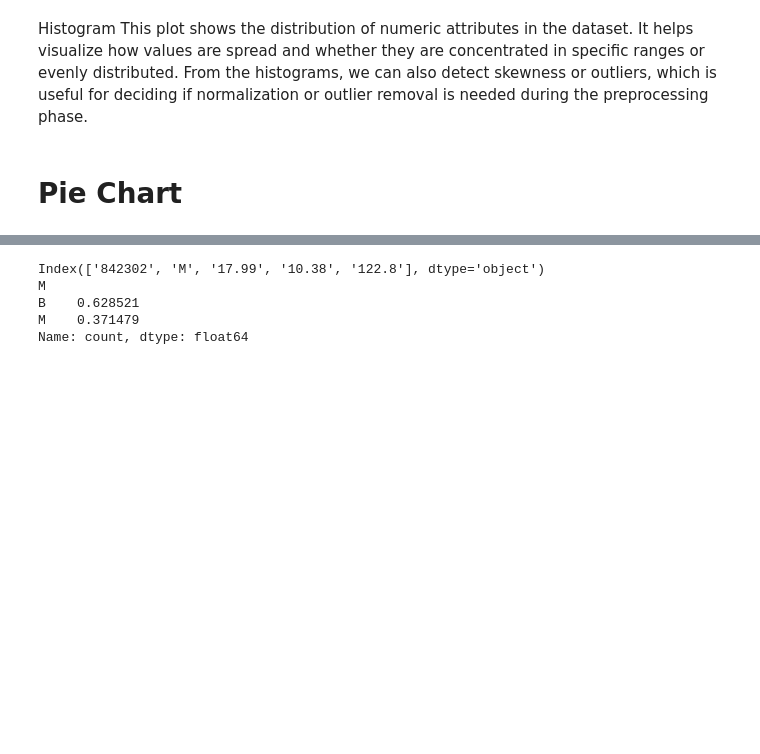
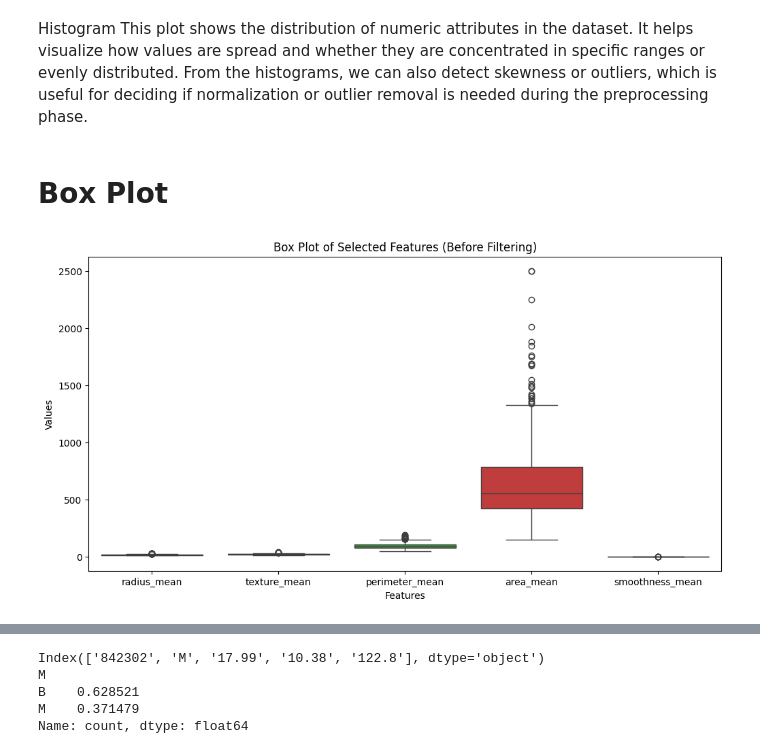
Before and after one commit to halaaab/IT_326-Project-Group-1, a Jupyter notebook: Phase2.ipynb, the cells around one changed output, grey strips where cells are left out. Drawn from its saved outputs; the diff is of its cells as text; code cells hidden in the pictures; blank space fills up the shorter version.

```diff
--- a/Phase2.ipynb
+++ b/Phase2.ipynb
@@ -354,5 +354,19 @@ for col in numeric_cols[:3]:
 [figure]
 # %% [markdown]
 Histogram This plot shows the distribution of numeric attributes in the dataset. It helps visualize how values are spread and whether they are concentrated in specific ranges or evenly distributed. From the histograms, we can also detect skewness or outliers, which is useful for deciding if normalization or outlier removal is needed during the preprocessing phase.
-# %% [markdown]
-# **Pie Chart**
+# %% [markdown]
+# Box Plot
+# %%
+import matplotlib.pyplot as plt
+import seaborn as sns
+data = pd.read_csv("DataMiningSet.csv")
+columns_to_plot = ['radius_mean', 'texture_mean', 'perimeter_mean', 'area_mean', 'smoothness_mean']
+
+plt.figure(figsize=(12,6))
+sns.boxplot(data=data[columns_to_plot])
+plt.title('Box Plot of Selected Features (Before Filtering)')
+plt.xlabel('Features')
+plt.ylabel('Values')
+plt.show()
+# %% [output]
+[figure, added]
```
Also changed, not shown: parts of 10 cells of this notebook.
